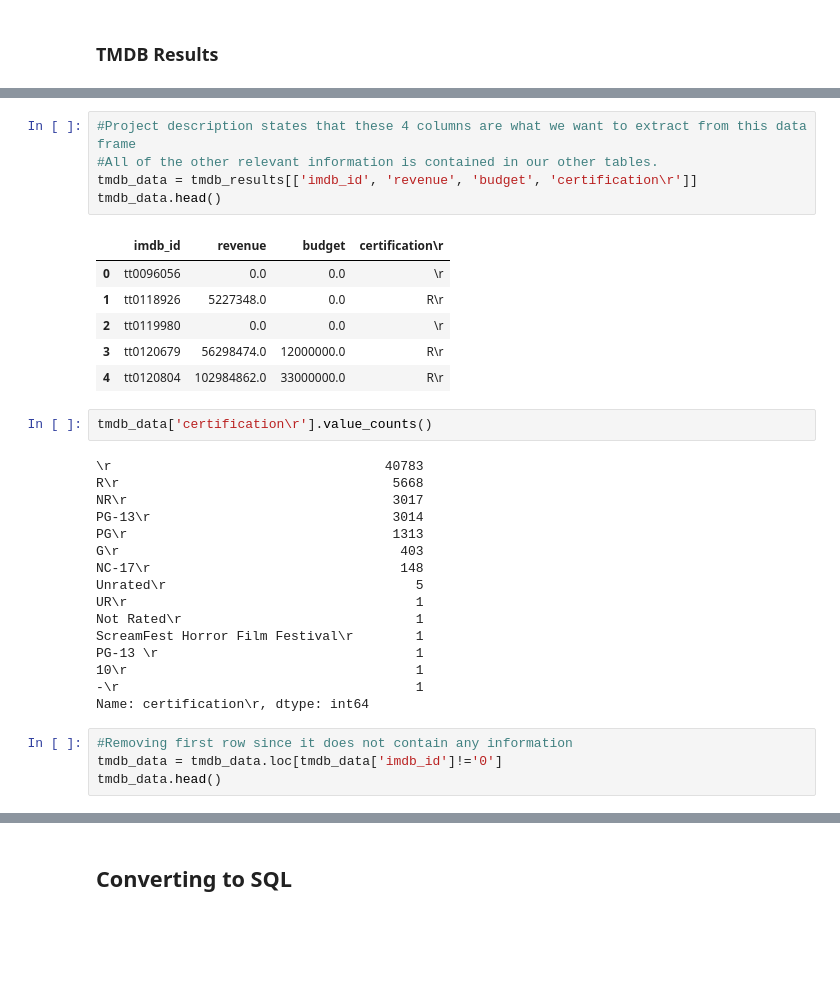
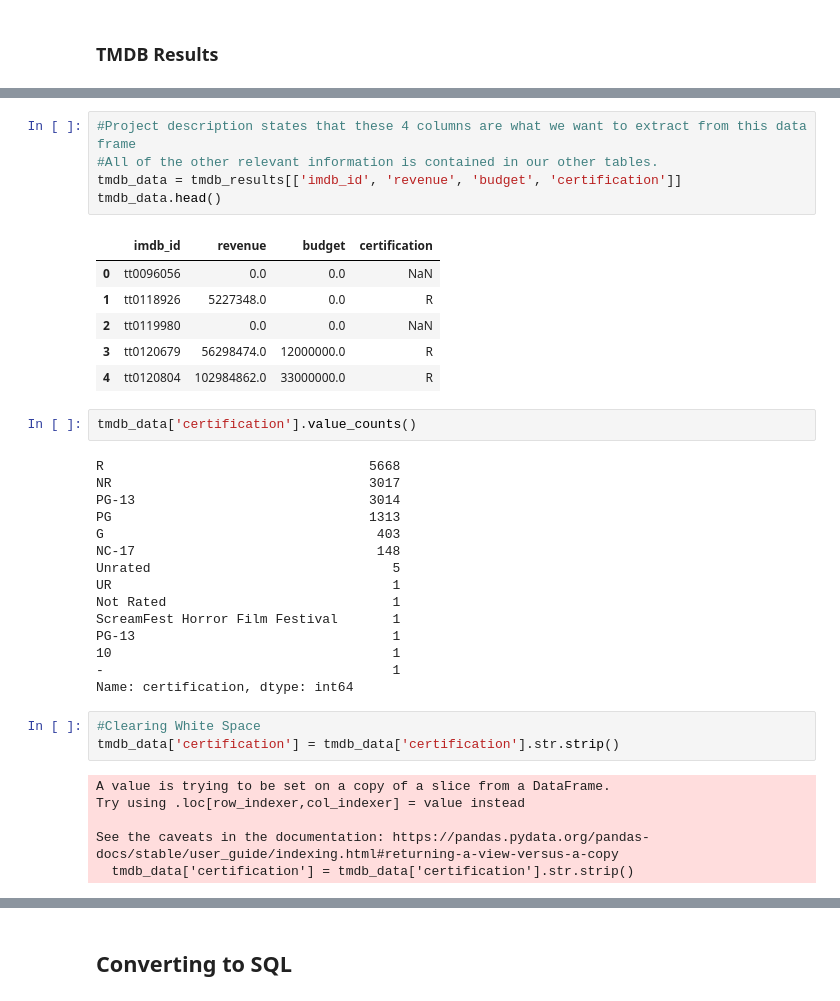
Before and after one commit to Zach-Hanson3/Project-3, a Jupyter notebook: Creating_Database.ipynb, the cells around one changed output, grey strips where cells are left out. Drawn from its saved outputs; the diff is of its cells as text; blank space fills up the shorter version.

```diff
--- a/Creating_Database.ipynb
+++ b/Creating_Database.ipynb
@@ -231,34 +231,38 @@ memory usage: 10.8+ MB
 # %%
 #Project description states that these 4 columns are what we want to extract from this data frame
 #All of the other relevant information is contained in our other tables.
-tmdb_data = tmdb_results[['imdb_id', 'revenue', 'budget', 'certification\r']]
+tmdb_data = tmdb_results[['imdb_id', 'revenue', 'budget', 'certification']]
 tmdb_data.head()
 # %% [output]
-|  | imdb_id | revenue | budget | certification\r |
-| 0 | tt0096056 | 0.0 | 0.0 | \r |
-| 1 | tt0118926 | 5227348.0 | 0.0 | R\r |
-| 2 | tt0119980 | 0.0 | 0.0 | \r |
-| 3 | tt0120679 | 56298474.0 | 12000000.0 | R\r |
-| 4 | tt0120804 | 102984862.0 | 33000000.0 | R\r |
+|  | imdb_id | revenue | budget | certification |
+| 0 | tt0096056 | 0.0 | 0.0 | NaN |
+| 1 | tt0118926 | 5227348.0 | 0.0 | R |
+| 2 | tt0119980 | 0.0 | 0.0 | NaN |
+| 3 | tt0120679 | 56298474.0 | 12000000.0 | R |
+| 4 | tt0120804 | 102984862.0 | 33000000.0 | R |
 # %%
-tmdb_data['certification\r'].value_counts()
+tmdb_data['certification'].value_counts()
 # %% [output]
-\r                                   40783
-R\r                                   5668
-NR\r                                  3017
-PG-13\r                               3014
-PG\r                                  1313
-G\r                                    403
-NC-17\r                                148
-Unrated\r                                5
-UR\r                                     1
-Not Rated\r                              1
-ScreamFest Horror Film Festival\r        1
-PG-13 \r                                 1
-10\r                                     1
--\r                                      1
-Name: certification\r, dtype: int64
+R                                  5668
+NR                                 3017
+PG-13                              3014
+PG                                 1313
+G                                   403
+NC-17                               148
+Unrated                               5
+UR                                    1
+Not Rated                             1
+ScreamFest Horror Film Festival       1
+PG-13                                 1
+10                                    1
+-                                     1
+Name: certification, dtype: int64
-# %%
-#Removing first row since it does not contain any information
-tmdb_data = tmdb_data.loc[tmdb_data['imdb_id']!='0']
-tmdb_data.head()
+# %%
+#Clearing White Space
+tmdb_data['certification'] = tmdb_data['certification'].str.strip()
+# %% [output]
+A value is trying to be set on a copy of a slice from a DataFrame.
+Try using .loc[row_indexer,col_indexer] = value instead
+
+See the caveats in the documentation: https://pandas.pydata.org/pandas-docs/stable/user_guide/indexing.html#returning-a-view-versus-a-copy
+  tmdb_data['certification'] = tmdb_data['certification'].str.strip()
```
Also changed, not shown: parts of 20 cells of this notebook.
